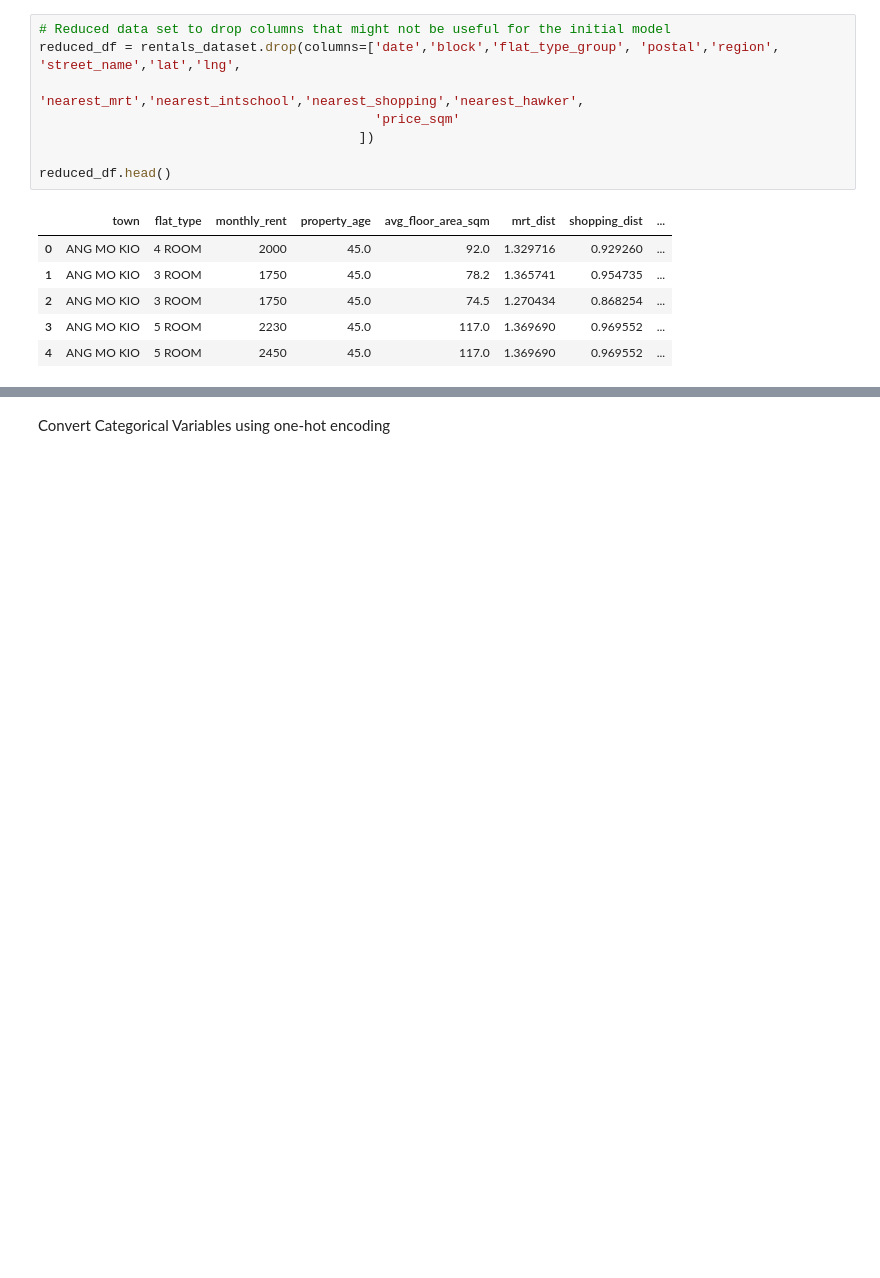
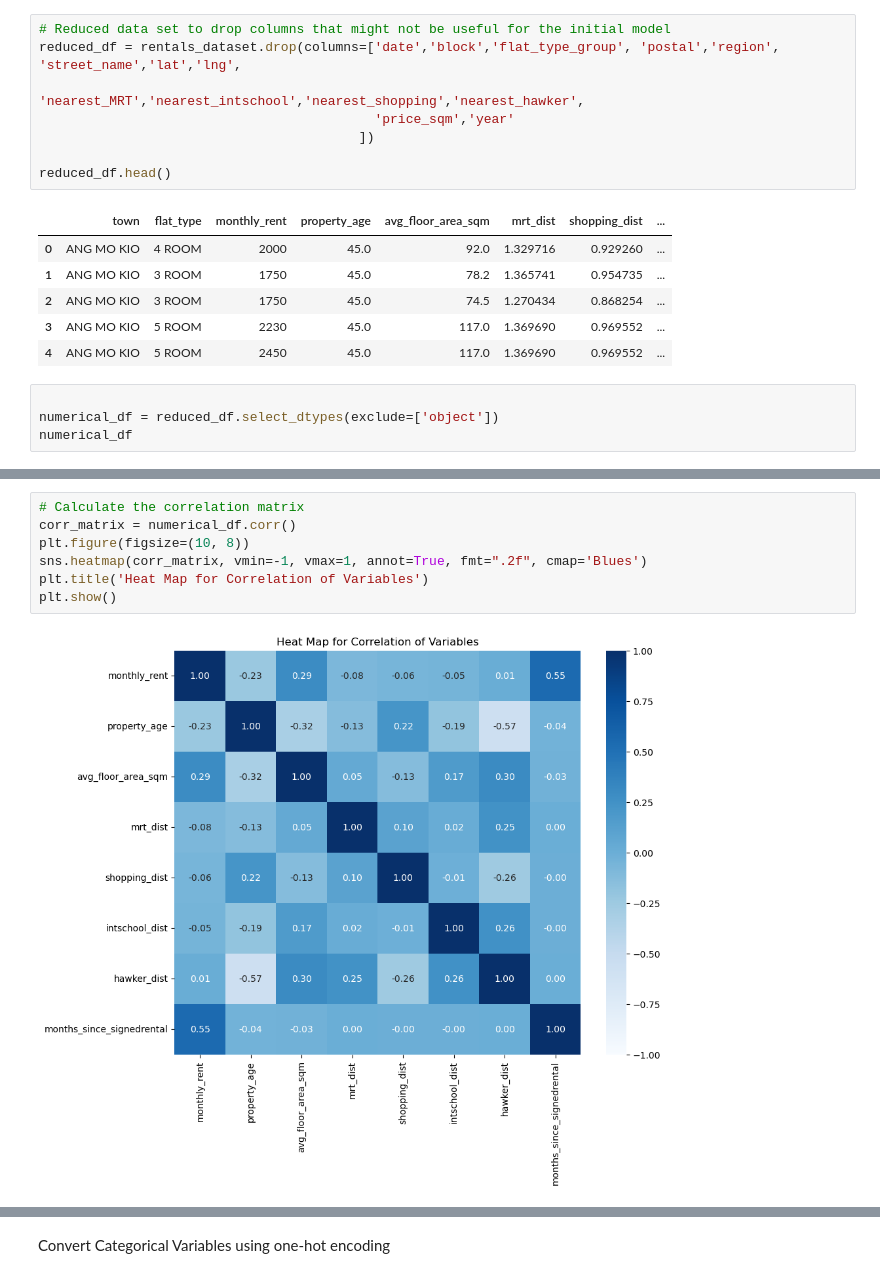
Before and after one commit to bryanlzl/hdb_resale_prediction, a Jupyter notebook: PredictionAnalysis_Rentals.ipynb, the cells around one changed output, grey strips where cells are left out. Cells and saved outputs as stored; diff of their text form; blank space fills up the shorter version.

```diff
--- a/PredictionAnalysis_Rentals.ipynb
+++ b/PredictionAnalysis_Rentals.ipynb
@@ -105,8 +117,8 @@ rentals_dataset.head()
 # %%
 # Reduced data set to drop columns that might not be useful for the initial model
 reduced_df = rentals_dataset.drop(columns=['date','block','flat_type_group', 'postal','region', 'street_name','lat','lng',
-                                          'nearest_mrt','nearest_intschool','nearest_shopping','nearest_hawker',
-                                           'price_sqm'
+                                          'nearest_MRT','nearest_intschool','nearest_shopping','nearest_hawker',
+                                           'price_sqm','year'
                                          ])
 
 reduced_df.head()
@@ -117,3 +129,7 @@ reduced_df.head()
 | 2 | ANG MO KIO | 3 ROOM | 1750 | 45.0 | 74.5 | 1.270434 | 0.868254 | ... |
 | 3 | ANG MO KIO | 5 ROOM | 2230 | 45.0 | 117.0 | 1.369690 | 0.969552 | ... |
 | 4 | ANG MO KIO | 5 ROOM | 2450 | 45.0 | 117.0 | 1.369690 | 0.969552 | ... |
+# %%
+
+numerical_df = reduced_df.select_dtypes(exclude=['object'])
+numerical_df
@@ -119,0 +150,9 @@ reduced_df.head()
+# %%
+# Calculate the correlation matrix
+corr_matrix = numerical_df.corr()
+plt.figure(figsize=(10, 8))
+sns.heatmap(corr_matrix, vmin=-1, vmax=1, annot=True, fmt=".2f", cmap='Blues')
+plt.title('Heat Map for Correlation of Variables')
+plt.show()
+# %% [output]
+[figure, added]
```
Also changed, not shown: parts of 68 cells of this notebook.
